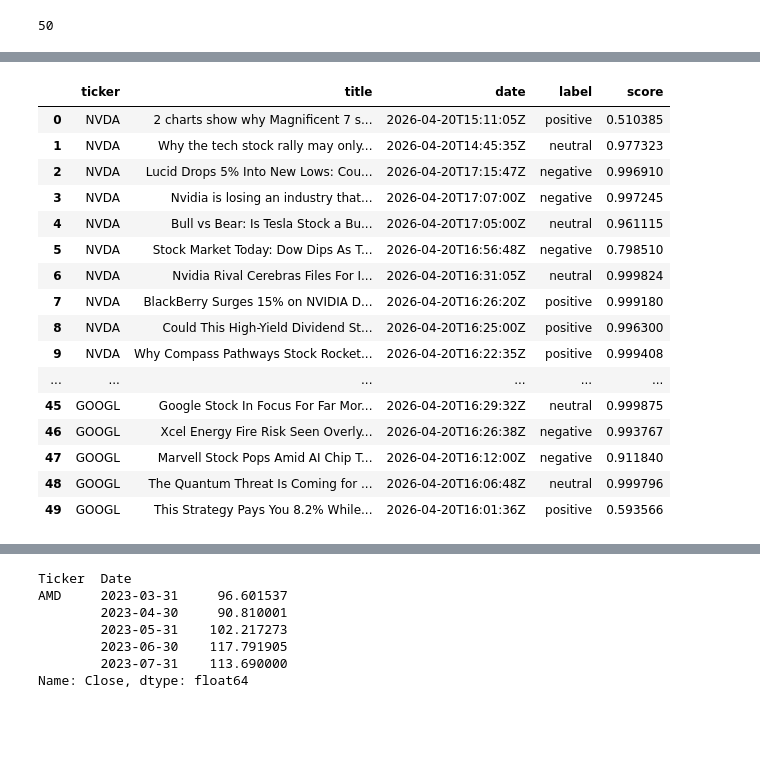
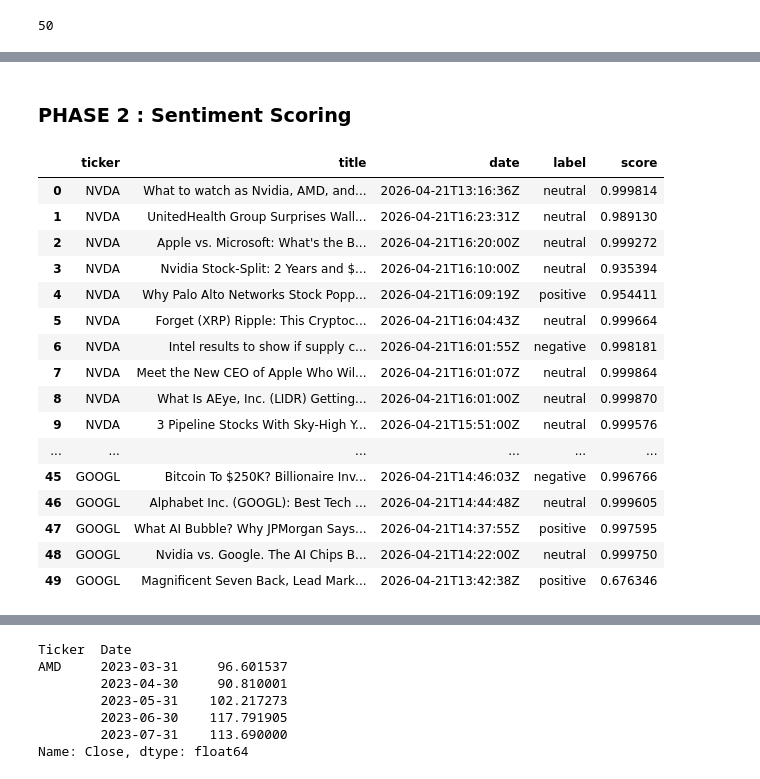
Before and after one commit to awomann/stock-analyzer, a Jupyter notebook: stock_analyzer.ipynb, the cells around one changed output, grey strips where cells are left out. Saved outputs shown, nothing was run; the diff lists cells and outputs as text; code cells hidden in the pictures; blank space fills up the shorter version.

Commit message:
Gather key metrics on sentiment and close price for analysis

```diff
--- a/stock_analyzer.ipynb
+++ b/stock_analyzer.ipynb
@@ -213,35 +213,37 @@ headline_data.head()
+# %% [markdown]
+### PHASE 2 : Sentiment Scoring
 # %%
 from src.sentiment import analyze_sentiment
 # %%
-title_results = []
+label_results = []
 score_results = []
 
 for title in headline_data["title"]:
     sentiment = analyze_sentiment(title)
-    title_results.append(sentiment[0][0]["label"])
+    label_results.append(sentiment[0][0]["label"])
     score_results.append(sentiment[0][0]["score"])
 # %%
-headline_data["label"] = title_results
+headline_data["label"] = label_results
 headline_data["score"] = score_results
 headline_data
 # %% [output]
 |  | ticker | title | date | label | score |
-| 0 | NVDA | 2 charts show why Magnificent 7 s... | 2026-04-20T15:11:05Z | positive | 0.510385 |
-| 1 | NVDA | Why the tech stock rally may only... | 2026-04-20T14:45:35Z | neutral | 0.977323 |
-| 2 | NVDA | Lucid Drops 5% Into New Lows: Cou... | 2026-04-20T17:15:47Z | negative | 0.996910 |
-| 3 | NVDA | Nvidia is losing an industry that... | 2026-04-20T17:07:00Z | negative | 0.997245 |
-| 4 | NVDA | Bull vs Bear: Is Tesla Stock a Bu... | 2026-04-20T17:05:00Z | neutral | 0.961115 |
-| 5 | NVDA | Stock Market Today: Dow Dips As T... | 2026-04-20T16:56:48Z | negative | 0.798510 |
-| 6 | NVDA | Nvidia Rival Cerebras Files For I... | 2026-04-20T16:31:05Z | neutral | 0.999824 |
-| 7 | NVDA | BlackBerry Surges 15% on NVIDIA D... | 2026-04-20T16:26:20Z | positive | 0.999180 |
-| 8 | NVDA | Could This High-Yield Dividend St... | 2026-04-20T16:25:00Z | positive | 0.996300 |
-| 9 | NVDA | Why Compass Pathways Stock Rocket... | 2026-04-20T16:22:35Z | positive | 0.999408 |
+| 0 | NVDA | What to watch as Nvidia, AMD, and... | 2026-04-21T13:16:36Z | neutral | 0.999814 |
+| 1 | NVDA | UnitedHealth Group Surprises Wall... | 2026-04-21T16:23:31Z | neutral | 0.989130 |
+| 2 | NVDA | Apple vs. Microsoft: What's the B... | 2026-04-21T16:20:00Z | neutral | 0.999272 |
+| 3 | NVDA | Nvidia Stock-Split: 2 Years and $... | 2026-04-21T16:10:00Z | neutral | 0.935394 |
+| 4 | NVDA | Why Palo Alto Networks Stock Popp... | 2026-04-21T16:09:19Z | positive | 0.954411 |
+| 5 | NVDA | Forget (XRP) Ripple: This Cryptoc... | 2026-04-21T16:04:43Z | neutral | 0.999664 |
+| 6 | NVDA | Intel results to show if supply c... | 2026-04-21T16:01:55Z | negative | 0.998181 |
+| 7 | NVDA | Meet the New CEO of Apple Who Wil... | 2026-04-21T16:01:07Z | neutral | 0.999864 |
+| 8 | NVDA | What Is AEye, Inc. (LIDR) Getting... | 2026-04-21T16:01:00Z | neutral | 0.999870 |
+| 9 | NVDA | 3 Pipeline Stocks With Sky-High Y... | 2026-04-21T15:51:00Z | neutral | 0.999576 |
 | ... | ... | ... | ... | ... | ... |
-| 45 | GOOGL | Google Stock In Focus For Far Mor... | 2026-04-20T16:29:32Z | neutral | 0.999875 |
-| 46 | GOOGL | Xcel Energy Fire Risk Seen Overly... | 2026-04-20T16:26:38Z | negative | 0.993767 |
-| 47 | GOOGL | Marvell Stock Pops Amid AI Chip T... | 2026-04-20T16:12:00Z | negative | 0.911840 |
-| 48 | GOOGL | The Quantum Threat Is Coming for ... | 2026-04-20T16:06:48Z | neutral | 0.999796 |
-| 49 | GOOGL | This Strategy Pays You 8.2% While... | 2026-04-20T16:01:36Z | positive | 0.593566 |
+| 45 | GOOGL | Bitcoin To $250K? Billionaire Inv... | 2026-04-21T14:46:03Z | negative | 0.996766 |
+| 46 | GOOGL | Alphabet Inc. (GOOGL): Best Tech ... | 2026-04-21T14:44:48Z | neutral | 0.999605 |
+| 47 | GOOGL | What AI Bubble? Why JPMorgan Says... | 2026-04-21T14:37:55Z | positive | 0.997595 |
+| 48 | GOOGL | Nvidia vs. Google. The AI Chips B... | 2026-04-21T14:22:00Z | neutral | 0.999750 |
+| 49 | GOOGL | Magnificent Seven Back, Lead Mark... | 2026-04-21T13:42:38Z | positive | 0.676346 |
 # %%
 df.head()
 # %% [output]
```
Also changed, not shown: parts of 21 cells of this notebook.
